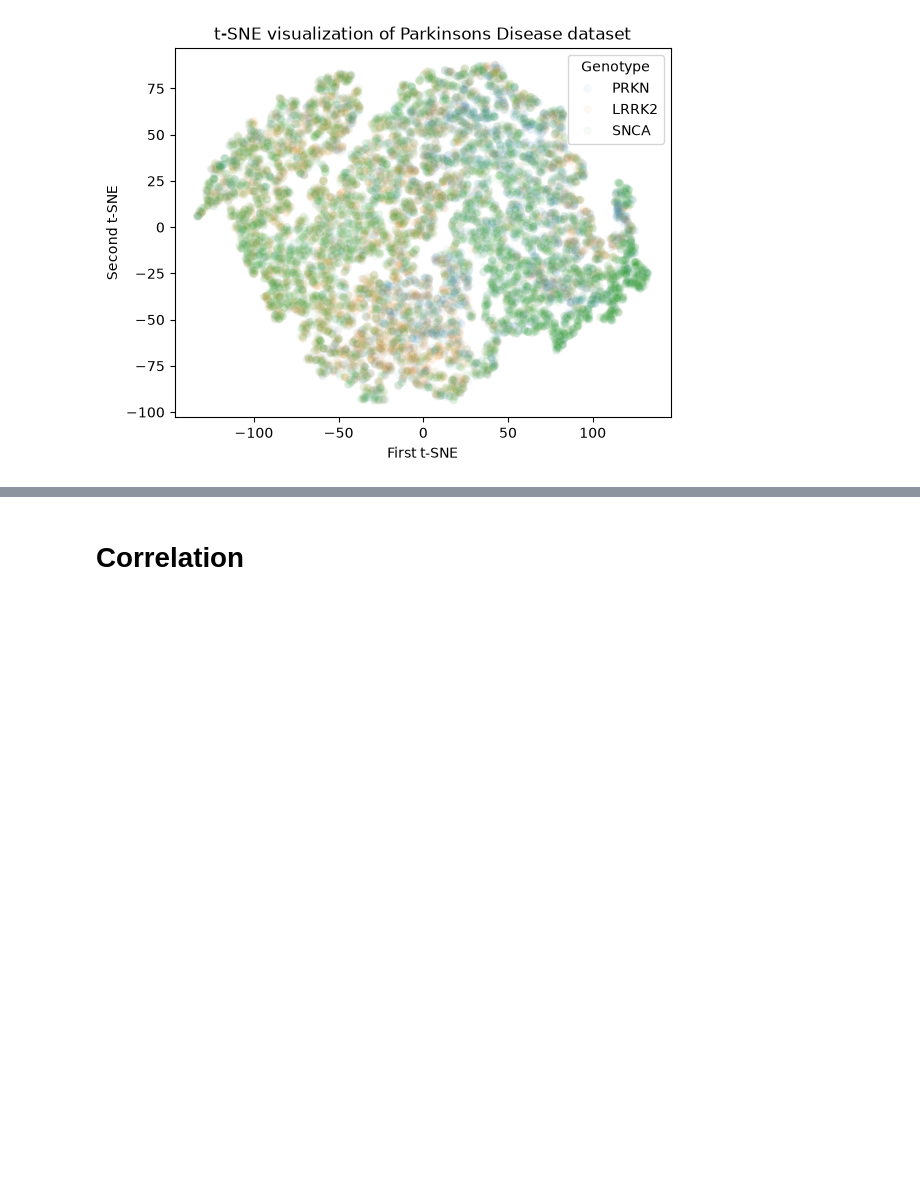
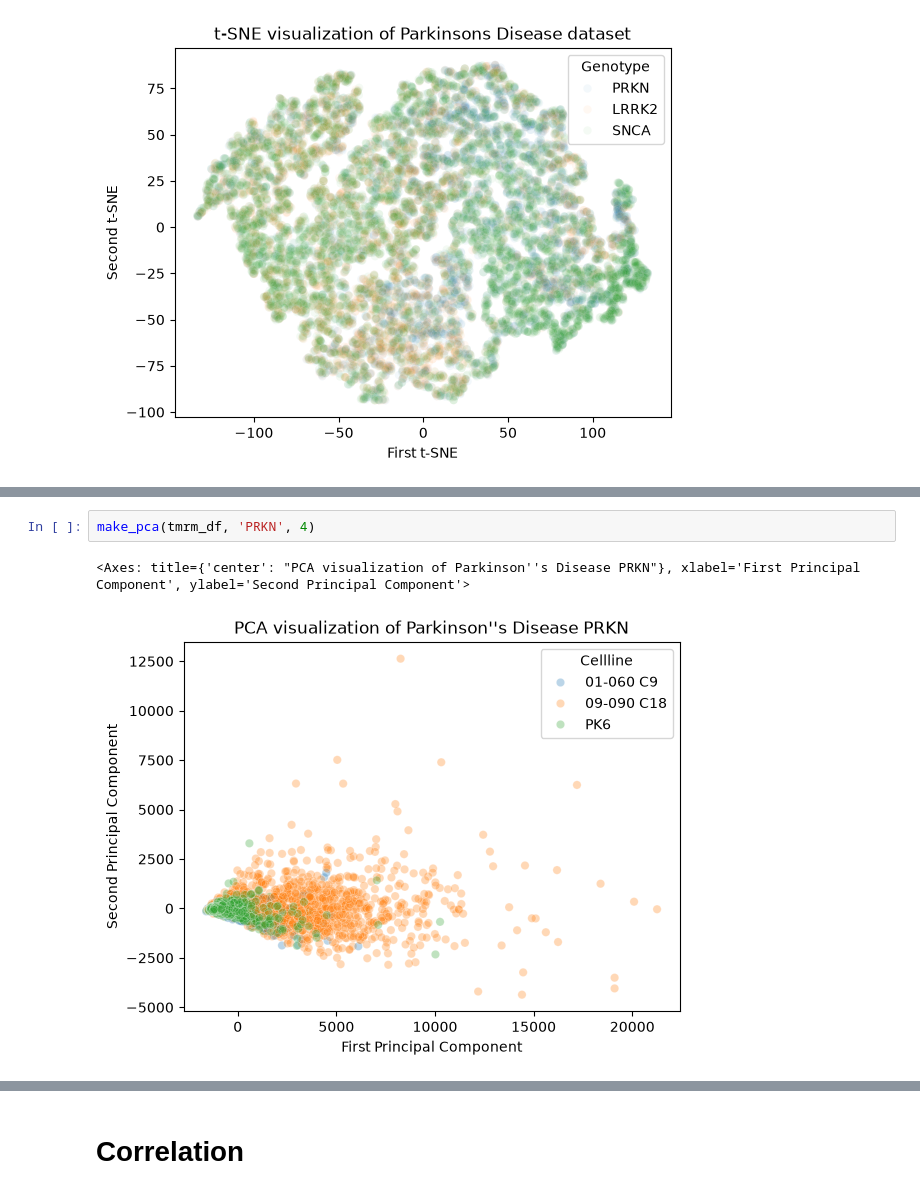
Before and after one commit to Rushik-Rsenal/NeuRA, a Jupyter notebook: 02_mitotracker_vs_tmrm_analysis.ipynb, the cells around one changed output, grey strips where cells are left out. Saved outputs shown, nothing was run; the diff lists cells and outputs as text; blank space fills up the shorter version.

```diff
--- a/02_mitotracker_vs_tmrm_analysis.ipynb
+++ b/02_mitotracker_vs_tmrm_analysis.ipynb
@@ -387,0 +519,5 @@ Text(0, 0.5, 'Second t-SNE')
+# %%
+make_pca(tmrm_df, 'PRKN', 4)
+# %% [output]
+<Axes: title={'center': "PCA visualization of Parkinson''s Disease PRKN"}, xlabel='First Principal Component', ylabel='Second Principal Component'>
+[figure, added]
```
Also changed, not shown: parts of 30 cells of this notebook, 4 other files.
